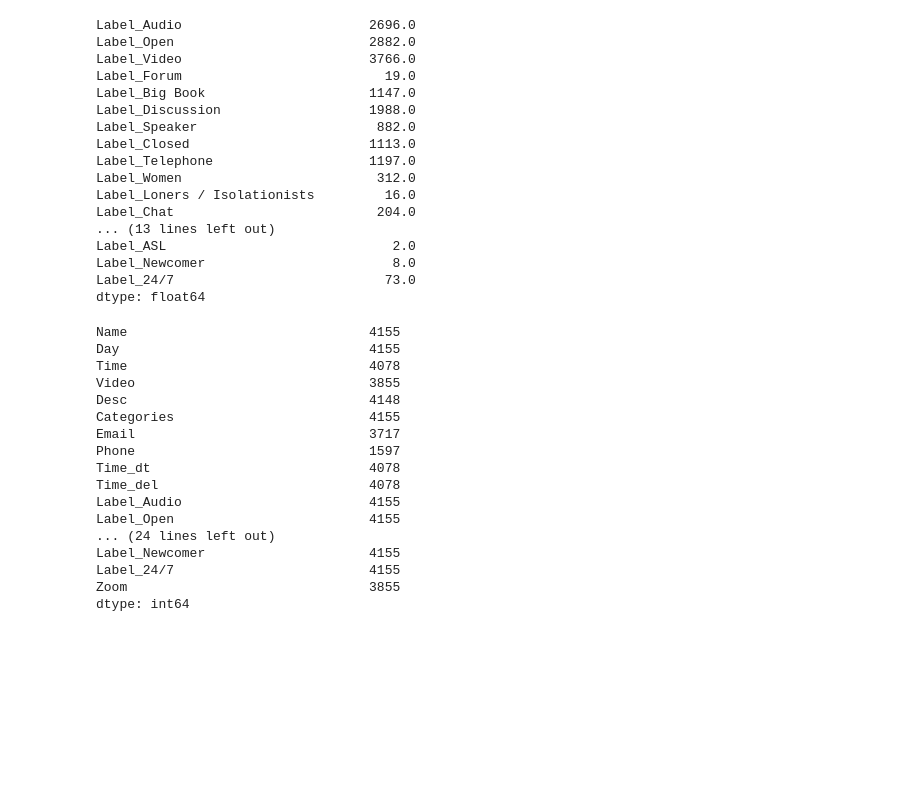
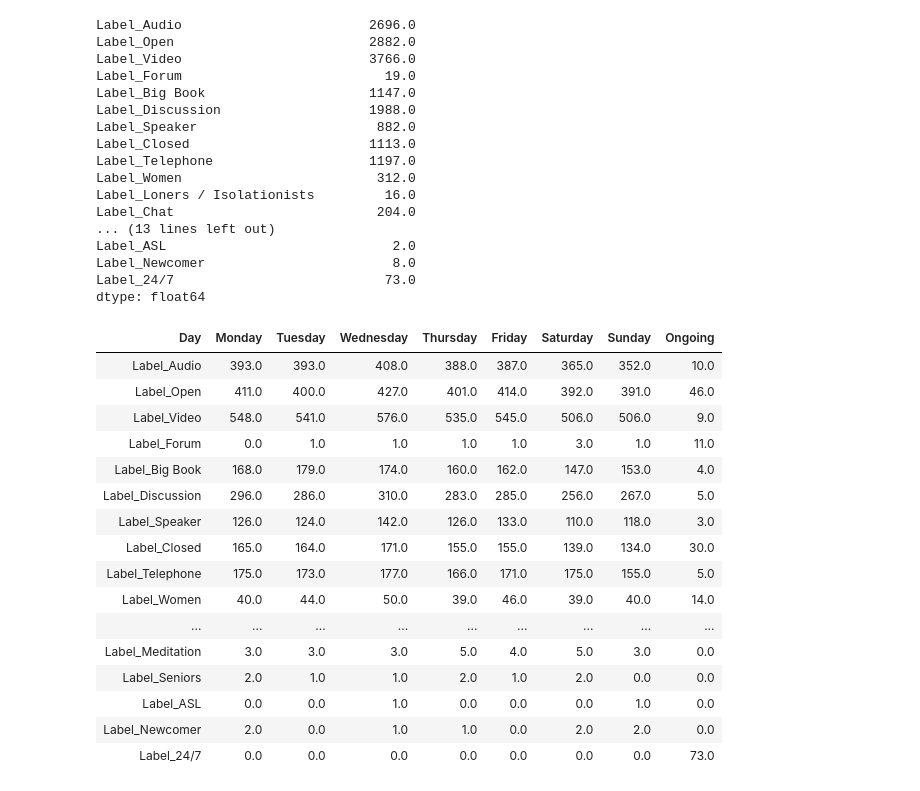
Before and after one commit to zimzoom/virtual-aa-meetings, a Jupyter notebook: 3-EDA.ipynb, the cells around one changed output. Saved outputs shown, nothing was run; the diff lists cells and outputs as text; code cells hidden in the pictures; blank space fills up the shorter version.

```diff
--- a/3-EDA.ipynb
+++ b/3-EDA.ipynb
@@ -279,23 +279,23 @@ Label_ASL                             2.0
 Label_Newcomer                        8.0
 Label_24/7                           73.0
 dtype: float64
-# %%
-df.count()
-# %% [output]
-Name                               4155
-Day                                4155
-Time                               4078
-Video                              3855
-Desc                               4148
-Categories                         4155
-Email                              3717
-Phone                              1597
-Time_dt                            4078
-Time_del                           4078
-Label_Audio                        4155
-Label_Open                         4155
-... (24 lines left out)
-Label_Newcomer                     4155
-Label_24/7                         4155
-Zoom                               3855
-dtype: int64
+# %%
+df.groupby('Day').sum().T
+# %% [output]
+| Day | Monday | Tuesday | Wednesday | Thursday | Friday | Saturday | Sunday | Ongoing |
+| Label_Audio | 393.0 | 393.0 | 408.0 | 388.0 | 387.0 | 365.0 | 352.0 | 10.0 |
+| Label_Open | 411.0 | 400.0 | 427.0 | 401.0 | 414.0 | 392.0 | 391.0 | 46.0 |
+| Label_Video | 548.0 | 541.0 | 576.0 | 535.0 | 545.0 | 506.0 | 506.0 | 9.0 |
+| Label_Forum | 0.0 | 1.0 | 1.0 | 1.0 | 1.0 | 3.0 | 1.0 | 11.0 |
+| Label_Big Book | 168.0 | 179.0 | 174.0 | 160.0 | 162.0 | 147.0 | 153.0 | 4.0 |
+| Label_Discussion | 296.0 | 286.0 | 310.0 | 283.0 | 285.0 | 256.0 | 267.0 | 5.0 |
+| Label_Speaker | 126.0 | 124.0 | 142.0 | 126.0 | 133.0 | 110.0 | 118.0 | 3.0 |
+| Label_Closed | 165.0 | 164.0 | 171.0 | 155.0 | 155.0 | 139.0 | 134.0 | 30.0 |
+| Label_Telephone | 175.0 | 173.0 | 177.0 | 166.0 | 171.0 | 175.0 | 155.0 | 5.0 |
+| Label_Women | 40.0 | 44.0 | 50.0 | 39.0 | 46.0 | 39.0 | 40.0 | 14.0 |
+| ... | ... | ... | ... | ... | ... | ... | ... | ... |
+| Label_Meditation | 3.0 | 3.0 | 3.0 | 5.0 | 4.0 | 5.0 | 3.0 | 0.0 |
+| Label_Seniors | 2.0 | 1.0 | 1.0 | 2.0 | 1.0 | 2.0 | 0.0 | 0.0 |
+| Label_ASL | 0.0 | 0.0 | 1.0 | 0.0 | 0.0 | 0.0 | 1.0 | 0.0 |
+| Label_Newcomer | 2.0 | 0.0 | 1.0 | 1.0 | 0.0 | 2.0 | 2.0 | 0.0 |
+| Label_24/7 | 0.0 | 0.0 | 0.0 | 0.0 | 0.0 | 0.0 | 0.0 | 73.0 |
```
